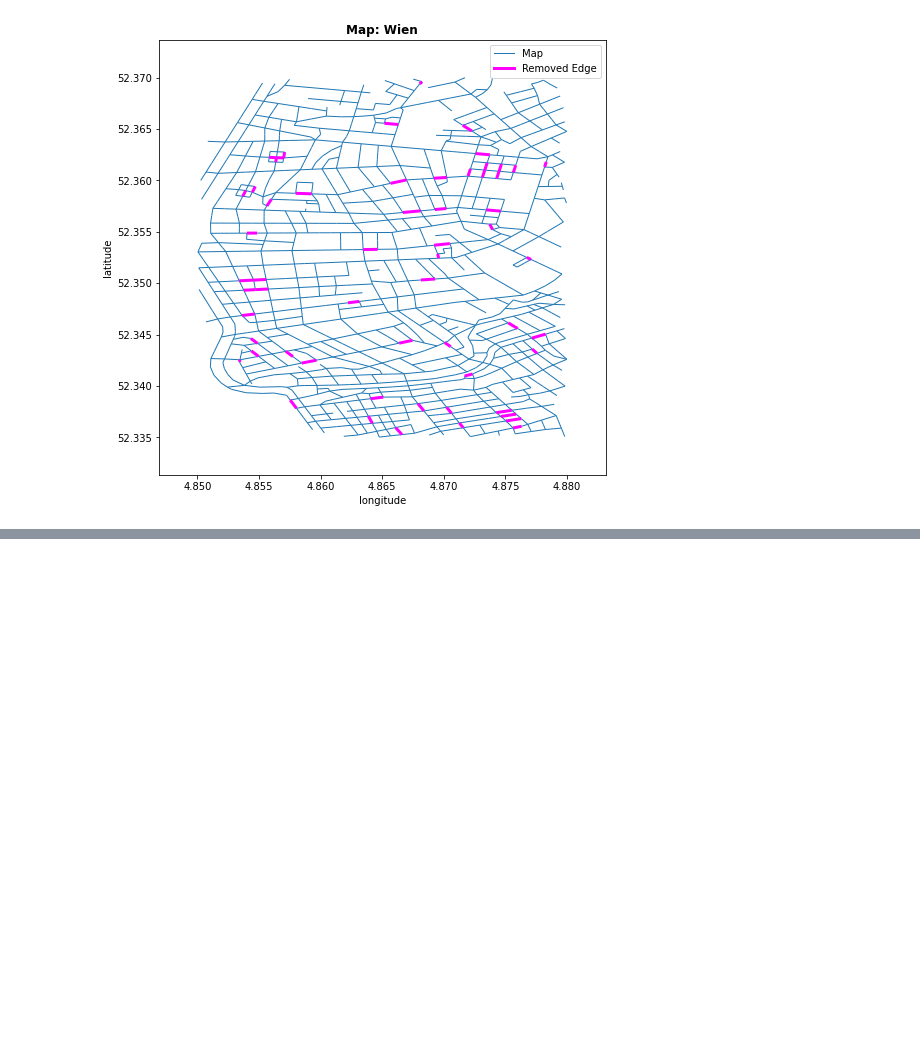
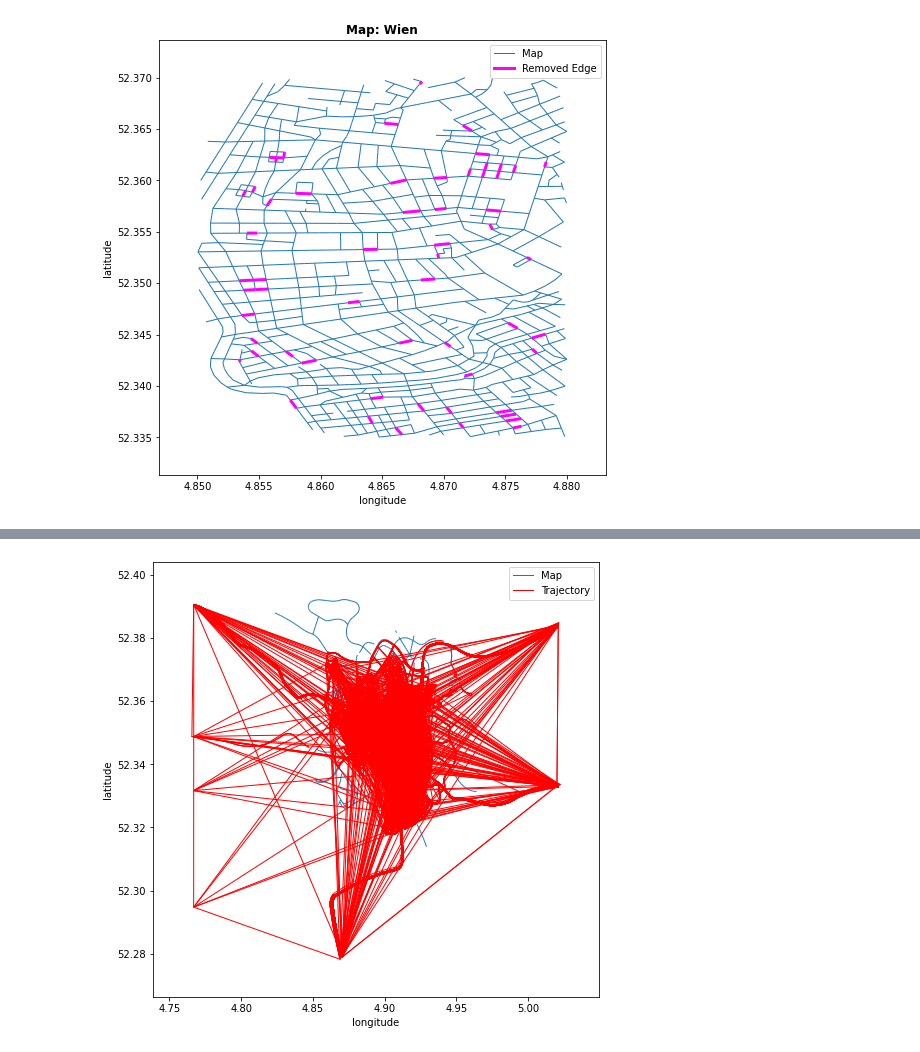
Before and after one commit to KJ-Waller/SyntheticHighways, a Jupyter notebook: ChangeDetection/notebooks/MainExperimentDesignFigures.ipynb, the cells around one changed output, grey strips where cells are left out. Cells and saved outputs as stored; diff of their text form; code cells hidden in the pictures; blank space fills up the shorter version.

```diff
--- a/ChangeDetection/notebooks/MainExperimentDesignFigures.ipynb
+++ b/ChangeDetection/notebooks/MainExperimentDesignFigures.ipynb
@@ -258,0 +303,4 @@ plot_graph(snapshot_to_nxgraph(G1,T2['T']))
+# %%
+plot_graph(snapshot_to_nxgraph(G1_train,T1_train))
+# %% [output]
+[figure, added]
```
Also changed, not shown: parts of 10 cells of this notebook, 2 other files.
